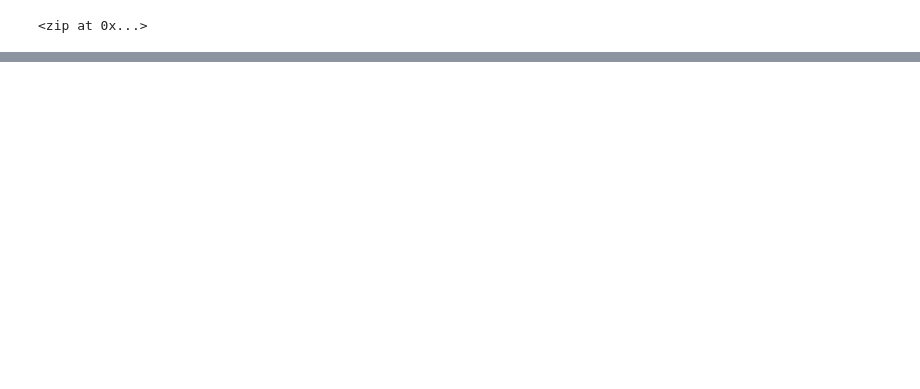
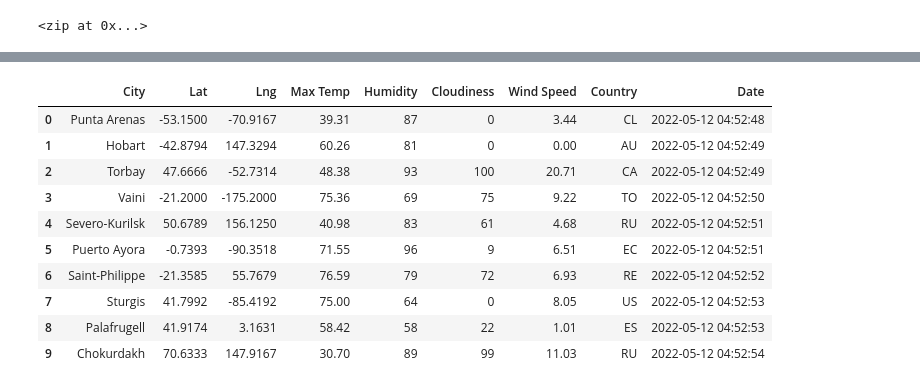
Before and after one commit to joeapodaca/World_Weather_Analysis, a Jupyter notebook: WeatherPy.ipynb, the cells around one changed output, grey strips where cells are left out. Cells and saved outputs as stored; diff of their text form; code cells hidden in the pictures; blank space fills up the shorter version.

```diff
--- a/WeatherPy.ipynb
+++ b/WeatherPy.ipynb
@@ -6,3 +1,20 @@ import numpy as np
+# %%
+# Import the dependencies.
+import pandas as pd
+import matplotlib.pyplot as plt
+import numpy as np
+import requests
+from citipy import citipy
+
+# Import the time library and the datetime module from the datetime library
+import time
+from datetime import datetime
+
+# Import the API key.
+from config import weather_api_key
+
+# Starting URL for Weather Map API Call.
+url = "http://api.openweathermap.org/data/2.5/weather?units=Imperial&APPID=" + weather_api_key
 # %%
 # Create a set of random latitude and longitude combinations.
 lats = np.random.uniform(low=-90.000, high=90.000, size=1500)
@@ -78,0 +179,16 @@ len(cities)
+# %%
+# Convert the array of dictionaries to a Pandas DataFrame.
+city_data_df = pd.DataFrame(city_data)
+city_data_df.head(10)
+# %% [output]
+|  | City | Lat | Lng | Max Temp | Humidity | Cloudiness | Wind Speed | Country | Date |
+| 0 | Punta Arenas | -53.1500 | -70.9167 | 39.31 | 87 | 0 | 3.44 | CL | 2022-05-12 04:52:48 |
+| 1 | Hobart | -42.8794 | 147.3294 | 60.26 | 81 | 0 | 0.00 | AU | 2022-05-12 04:52:49 |
+| 2 | Torbay | 47.6666 | -52.7314 | 48.38 | 93 | 100 | 20.71 | CA | 2022-05-12 04:52:49 |
+| 3 | Vaini | -21.2000 | -175.2000 | 75.36 | 69 | 75 | 9.22 | TO | 2022-05-12 04:52:50 |
+| 4 | Severo-Kurilsk | 50.6789 | 156.1250 | 40.98 | 83 | 61 | 4.68 | RU | 2022-05-12 04:52:51 |
+| 5 | Puerto Ayora | -0.7393 | -90.3518 | 71.55 | 96 | 9 | 6.51 | EC | 2022-05-12 04:52:51 |
+| 6 | Saint-Philippe | -21.3585 | 55.7679 | 76.59 | 79 | 72 | 6.93 | RE | 2022-05-12 04:52:52 |
+| 7 | Sturgis | 41.7992 | -85.4192 | 75.00 | 64 | 0 | 8.05 | US | 2022-05-12 04:52:53 |
+| 8 | Palafrugell | 41.9174 | 3.1631 | 58.42 | 58 | 22 | 1.01 | ES | 2022-05-12 04:52:53 |
+| 9 | Chokurdakh | 70.6333 | 147.9167 | 30.70 | 89 | 99 | 11.03 | RU | 2022-05-12 04:52:54 |
```
Also changed, not shown: parts of 7 cells of this notebook, 4 other files.
